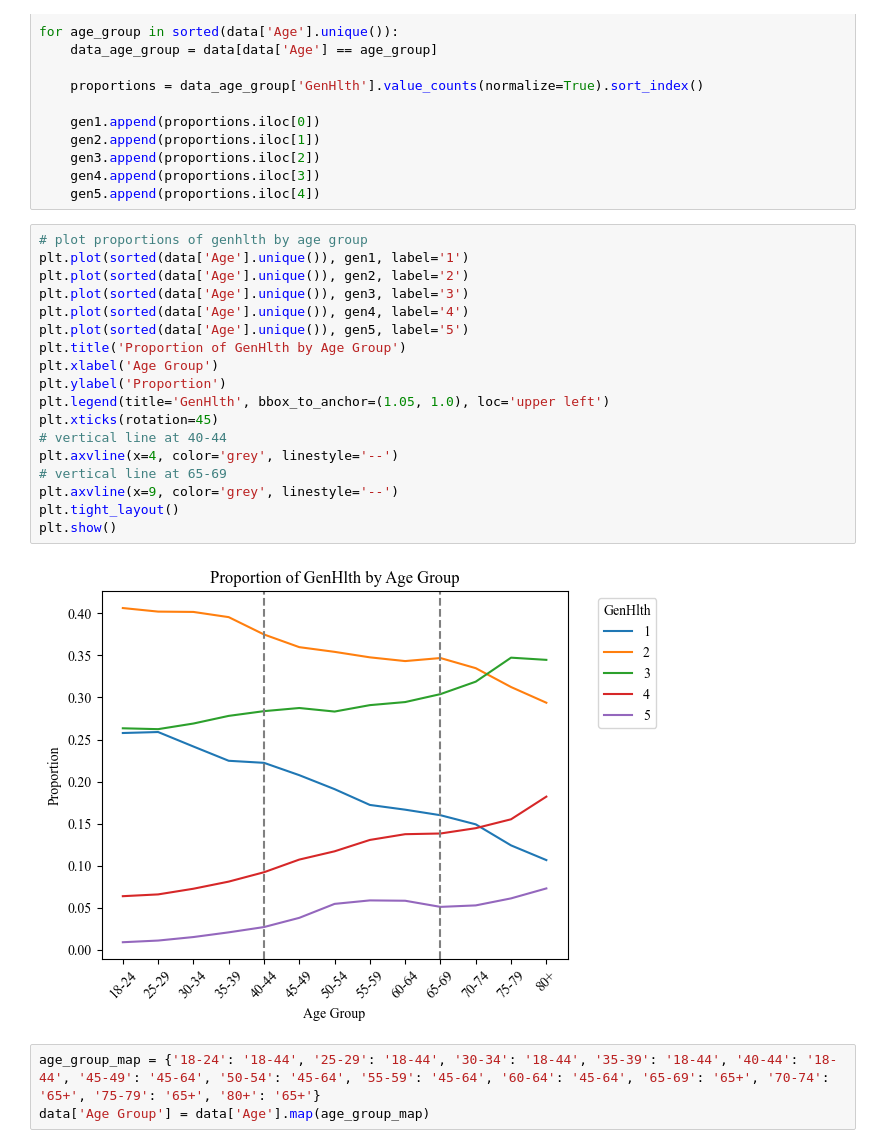
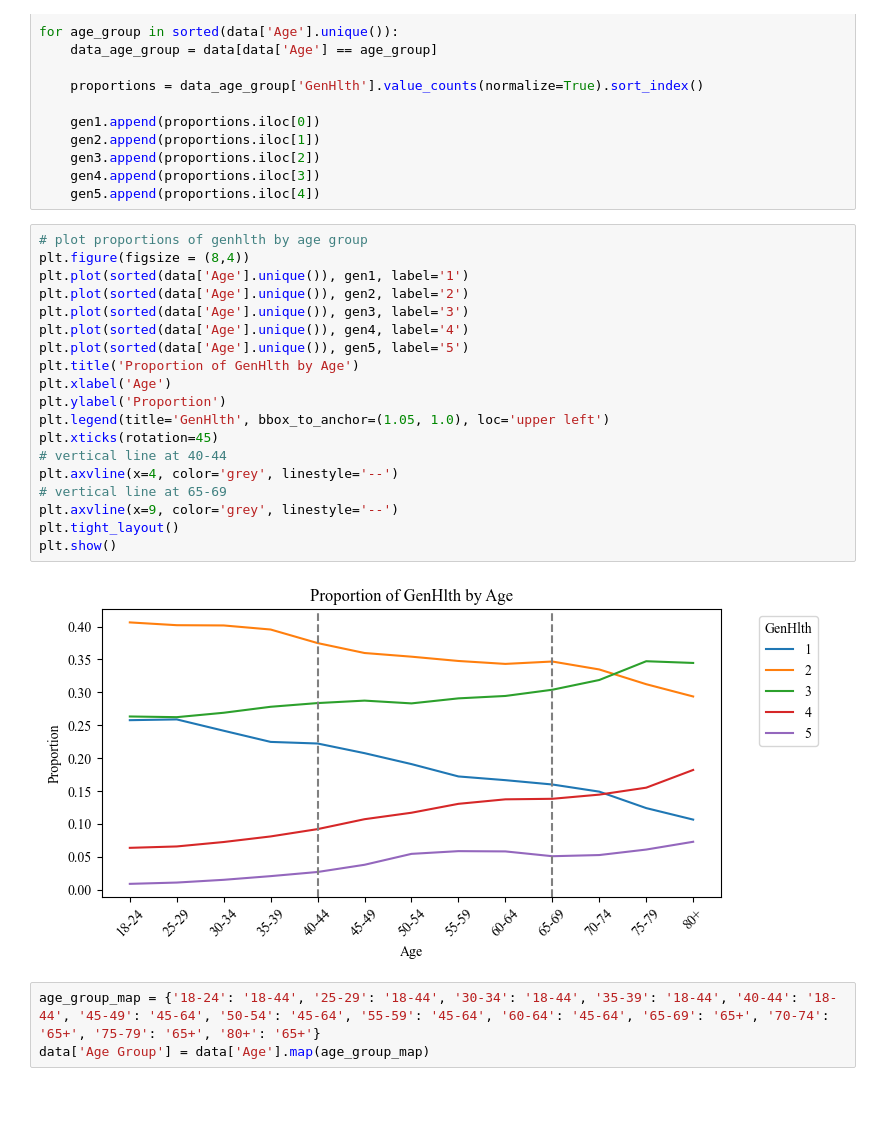
Before and after one commit to CYoung73/STA160-Midterm, a Jupyter notebook: STA160_Entropy_Analysis.ipynb, the cells around one changed output. Cells and saved outputs as stored; diff of their text form; blank space fills up the shorter version.

Commit message:
joint mce and plot sizes

```diff
--- a/STA160_Entropy_Analysis.ipynb
+++ b/STA160_Entropy_Analysis.ipynb
@@ -32,24 +33,25 @@ for age_group in sorted(data['Age'].unique()):
     gen5.append(proportions.iloc[4])
 # %%
 # plot proportions of genhlth by age group
+plt.figure(figsize = (8,4))
 plt.plot(sorted(data['Age'].unique()), gen1, label='1')
 plt.plot(sorted(data['Age'].unique()), gen2, label='2')
 plt.plot(sorted(data['Age'].unique()), gen3, label='3')
 plt.plot(sorted(data['Age'].unique()), gen4, label='4')
 plt.plot(sorted(data['Age'].unique()), gen5, label='5')
-plt.title('Proportion of GenHlth by Age Group')
-plt.xlabel('Age Group')
+plt.title('Proportion of GenHlth by Age')
+plt.xlabel('Age')
 plt.ylabel('Proportion')
 plt.legend(title='GenHlth', bbox_to_anchor=(1.05, 1.0), loc='upper left')
 plt.xticks(rotation=45)
 # vertical line at 40-44
 plt.axvline(x=4, color='grey', linestyle='--')
 # vertical line at 65-69
 plt.axvline(x=9, color='grey', linestyle='--')
 plt.tight_layout()
 plt.show()
 # %% [output]
-[figure, old version]
+[figure, new version]
 # %%
 age_group_map = {'18-24': '18-44', '25-29': '18-44', '30-34': '18-44', '35-39': '18-44', '40-44': '18-44', '45-49': '45-64', '50-54': '45-64', '55-59': '45-64', '60-64': '45-64', '65-69': '65+', '70-74': '65+', '75-79': '65+', '80+': '65+'}
 data['Age Group'] = data['Age'].map(age_group_map)
```
Also changed, not shown: parts of 25 cells of this notebook, 1 other file.
